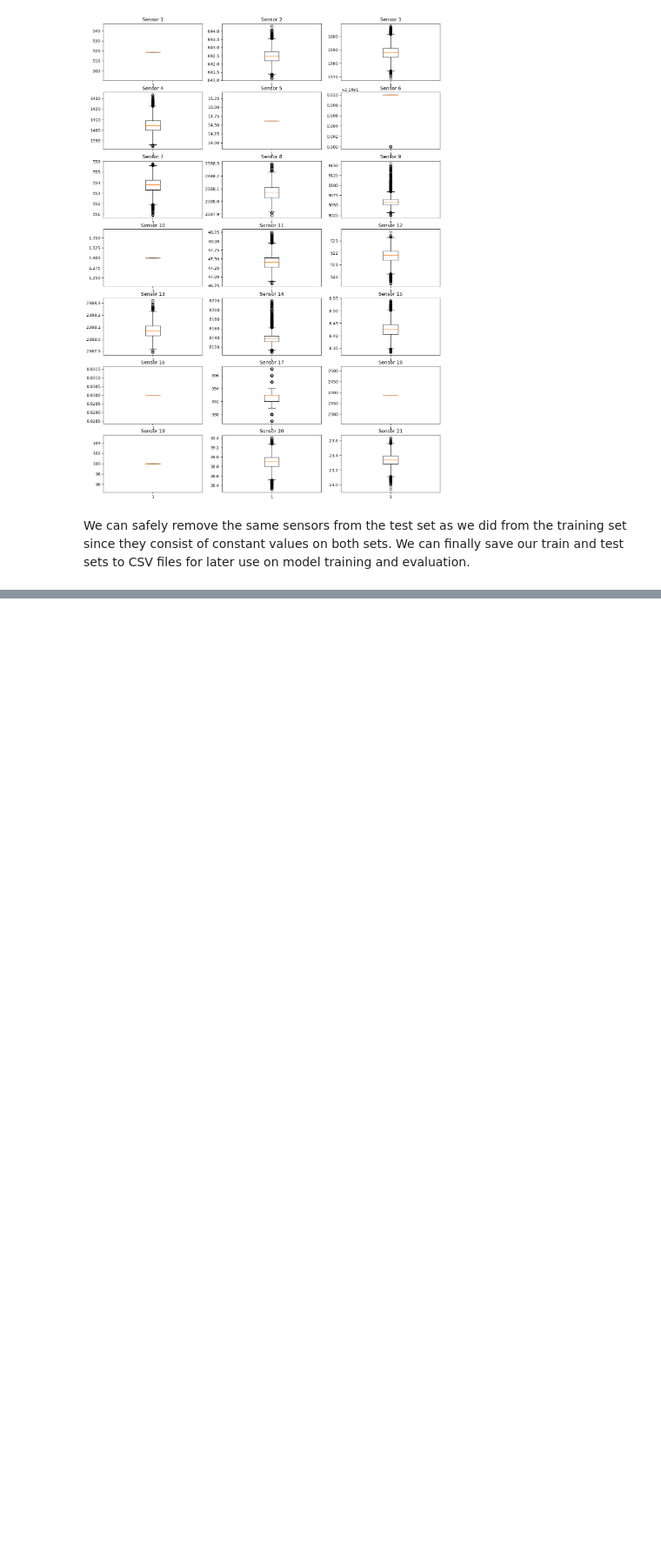
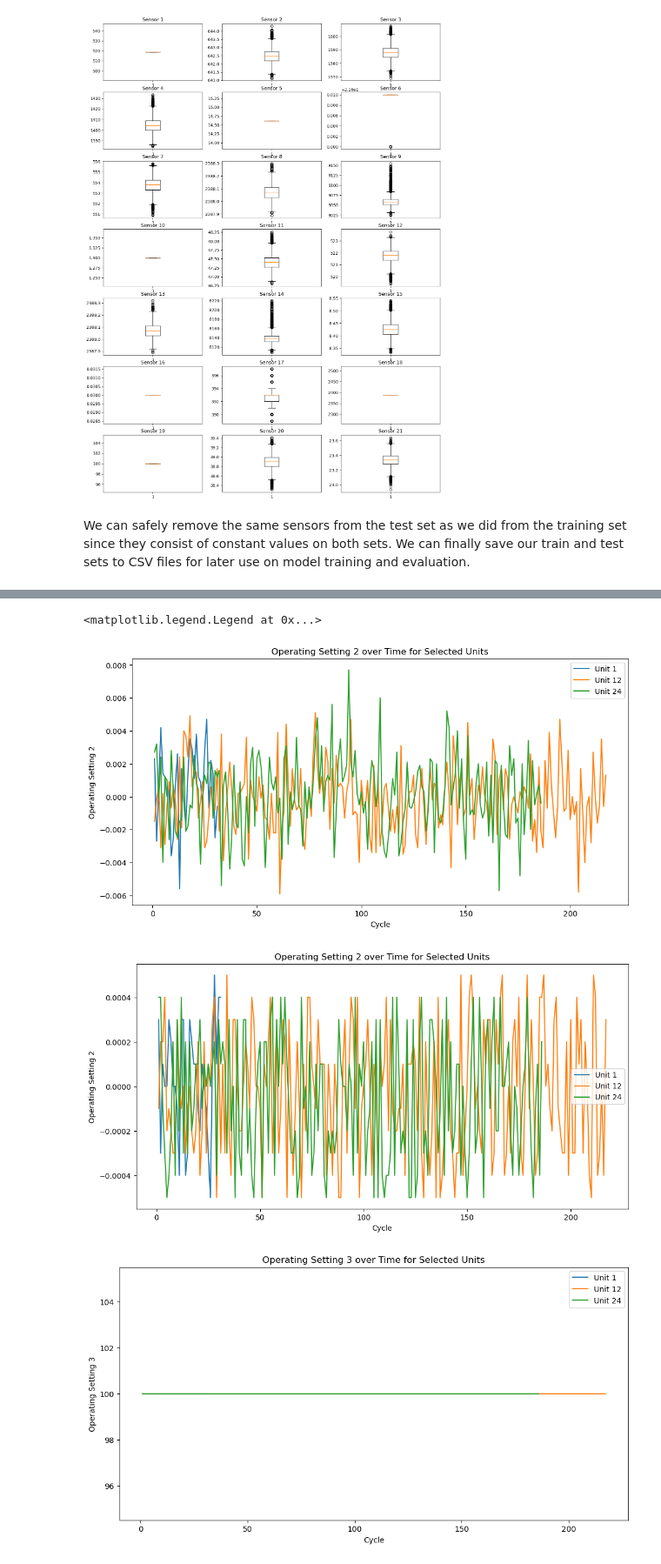
Before and after one commit to MikailuReeves/predictive-maintenance, a Jupyter notebook: notebooks/CMAPSS/01_data_analysis_and_preprocessing.ipynb, the cells around one changed output, grey strips where cells are left out. Shown at 87% size. Drawn from its saved outputs; the diff is of its cells as text; code cells hidden in the pictures; blank space fills up the shorter version.

```diff
--- a/notebooks/CMAPSS/01_data_analysis_and_preprocessing.ipynb
+++ b/notebooks/CMAPSS/01_data_analysis_and_preprocessing.ipynb
@@ -153,8 +153,8 @@ This suggests that while sensor 11 may look flat overall, it encodes a meaningfu
 
 So that means sensor 11 is retained and all other constants are dropped.
 # %%
-constant_sensors = ['sensor_1', 'sensor_5', 'sensor_6', 'sensor_10', 'sensor_16', 'sensor_18', 'sensor_19']
-train_data.drop(columns=constant_sensors, inplace=True) # will give an error if you run this cell twice
+redundant_settings = ['sensor_1', 'sensor_5', 'sensor_6', 'sensor_10', 'sensor_16', 'sensor_18', 'sensor_19']
+train_data.drop(columns=redundant_settings, inplace=True) # will give an error if you run this cell twice
 # %% [markdown]
 ## Compute RUL for Training Data
 # %%
@@ -222,22 +208,6 @@ test_data.columns = ['unit', 'cycle'] + [f'op_setting_{i}' for i in range(1, 4)]
 # Load RUL file
 rul_data = pd.read_csv("../../data/raw/RUL_FD001.txt", header=None, names=["final_rul"])
 
-# Get max cycle for each test unit
-max_cycle_per_unit = test_data.groupby("unit")["cycle"].max().reset_index()
-max_cycle_per_unit.columns = ["unit", "max_cycle"]
-
-# Merge RUL info
-max_cycle_per_unit["final_rul"] = rul_data["final_rul"]
-max_cycle_per_unit["failure_cycle"] = max_cycle_per_unit["max_cycle"] + max_cycle_per_unit["final_rul"]
-
-# Merge with test data
-test_data = test_data.merge(max_cycle_per_unit[["unit", "failure_cycle"]], on="unit", how="left")
-test_data["rul"] = test_data["failure_cycle"] - test_data["cycle"]
-test_data.drop(columns=["failure_cycle"], inplace=True)
-
-# label_30
-test_data["label_30"] = (test_data["rul"] <= 30).astype(int)
-
 print("Test data prepared. Sample:")
 test_data.head()
 # %% [output]
@@ -302 +275,35 @@ We can safely remove the same sensors from the test set as we did from the train
+# %%
+# plot operating settings
+plt.figure(figsize=(12, 6))
+for unit in [1, 12, 24]:
+    subset = test_data[test_data['unit'] == unit]
+    plt.plot(subset['cycle'], subset['op_setting_1'], label=f"Unit {unit}")
+plt.xlabel("Cycle")
+plt.ylabel("Operating Setting 2")
+plt.title("Operating Setting 2 over Time for Selected Units")
+plt.legend()
+
+# operating setting 2
+plt.figure(figsize=(12, 6))
+for unit in [1, 12, 24]:
+    subset = test_data[test_data['unit'] == unit]
+    plt.plot(subset['cycle'], subset['op_setting_2'], label=f"Unit {unit}")
+plt.xlabel("Cycle")
+plt.ylabel("Operating Setting 2")
+plt.title("Operating Setting 2 over Time for Selected Units")
+plt.legend()
+
+plt.figure(figsize=(12, 6))
+for unit in [1, 12, 24]:
+    subset = test_data[test_data['unit'] == unit]
+    plt.plot(subset['cycle'], subset['op_setting_3'], label=f"Unit {unit}")
+plt.xlabel("Cycle")
+plt.ylabel("Operating Setting 3")
+plt.title("Operating Setting 3 over Time for Selected Units")
+plt.legend()
+# %% [output]
+<matplotlib.legend.Legend at 0x...>
+[figure, added]
+[figure, added]
+[figure, added]
 # %%
```
Also changed, not shown: parts of 5 cells of this notebook, 10 other files.
